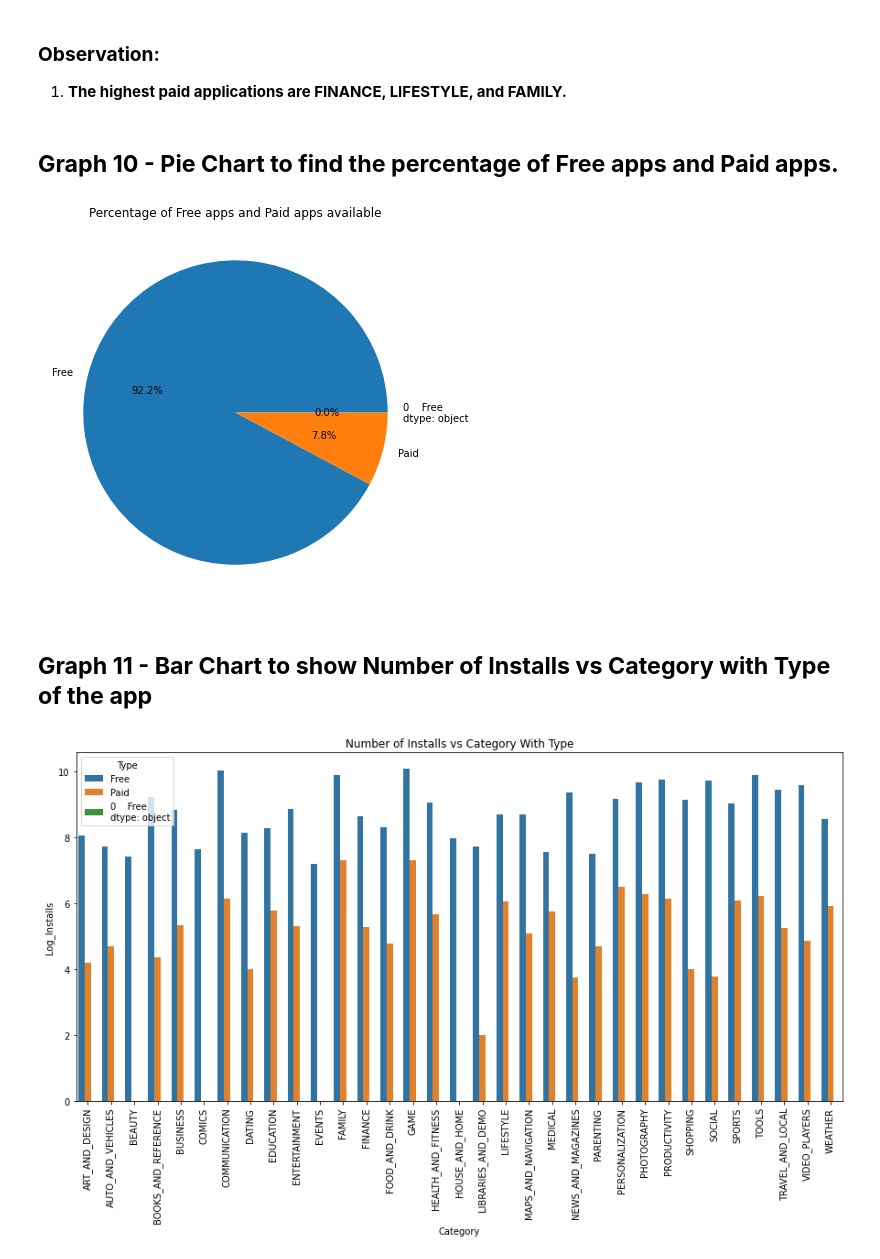
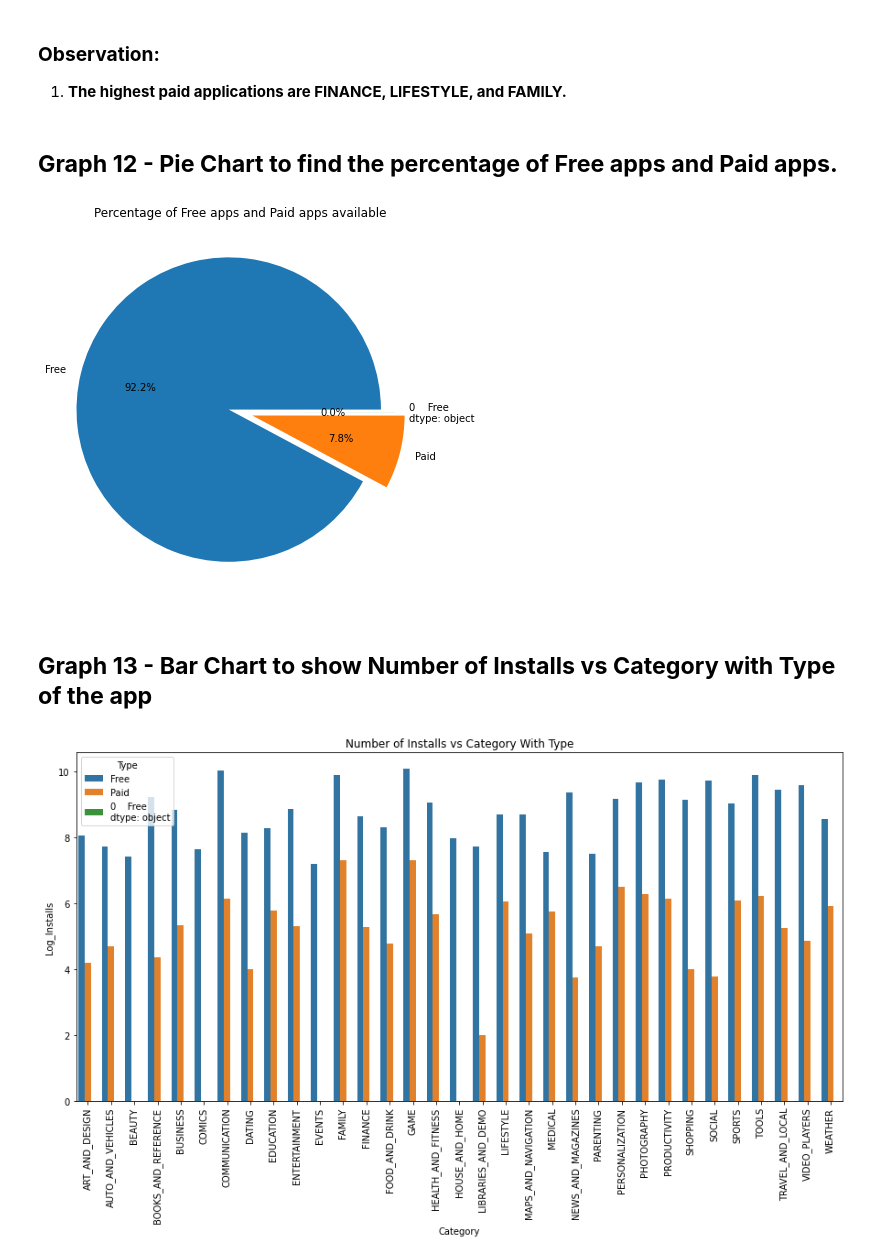
Before and after one commit to harkpun/Google-Play-Store-Analysis, a Jupyter notebook: Play_Store_Analysis.ipynb, the cells around one changed output. Saved outputs shown, nothing was run; the diff lists cells and outputs as text; code cells hidden in the pictures.

```diff
--- a/Play_Store_Analysis.ipynb
+++ b/Play_Store_Analysis.ipynb
@@ -688,18 +713,18 @@ plt.show()
 ### **Observation:**
 1. **The highest paid applications are FINANCE, LIFESTYLE, and FAMILY.**
 # %% [markdown]
-## **Graph 10 - Pie Chart to find the percentage of Free apps and Paid apps.**
+## **Graph 12 - Pie Chart to find the percentage of Free apps and Paid apps.**
 # %%
 plt.figure(figsize = (7,7))
 plt.title('Percentage of Free apps and Paid apps available')
 
-ps_df['Type'].value_counts().plot.pie(autopct = '%1.1f%%')
+ps_df['Type'].value_counts().plot.pie(autopct = '%1.1f%%', explode=(0.08,0.08,0.01))
 plt.axis('off')
 plt.show()
 # %% [output]
-[figure, old version]
+[figure, new version]
 # %% [markdown]
-## **Graph 11 - Bar Chart to show Number of Installs vs Category with Type of the app**
+## **Graph 13 - Bar Chart to show Number of Installs vs Category with Type of the app**
 # %%
 cat_type_install = ps_df.groupby(['Category','Type'])[['Installs']].sum().reset_index()
 cat_type_install['Log_Installs'] = np.log10(cat_type_install['Installs'])
```
Also changed, not shown: parts of 62 cells of this notebook.
